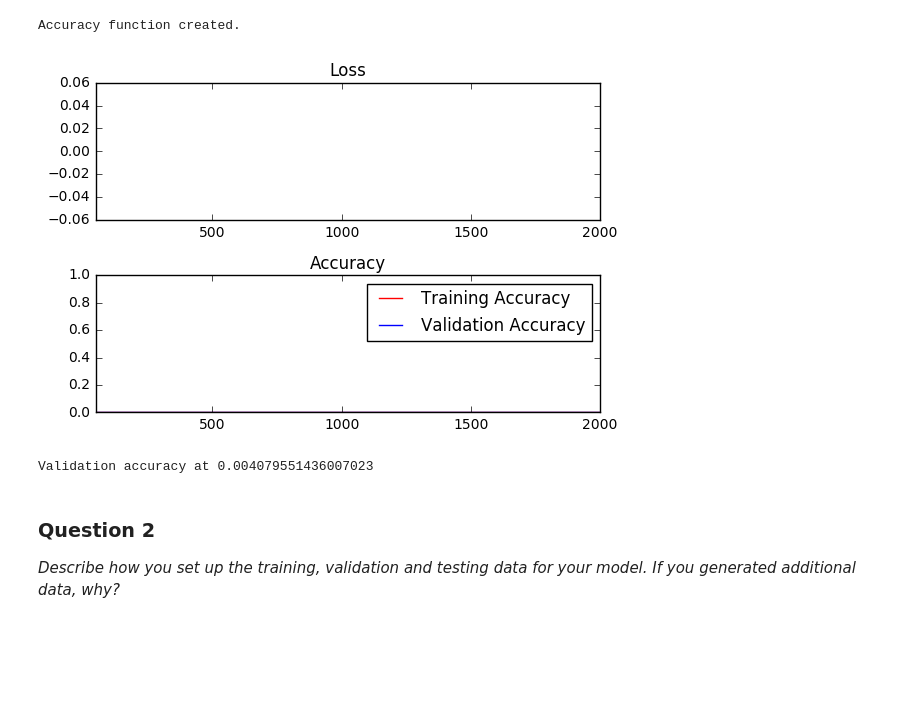
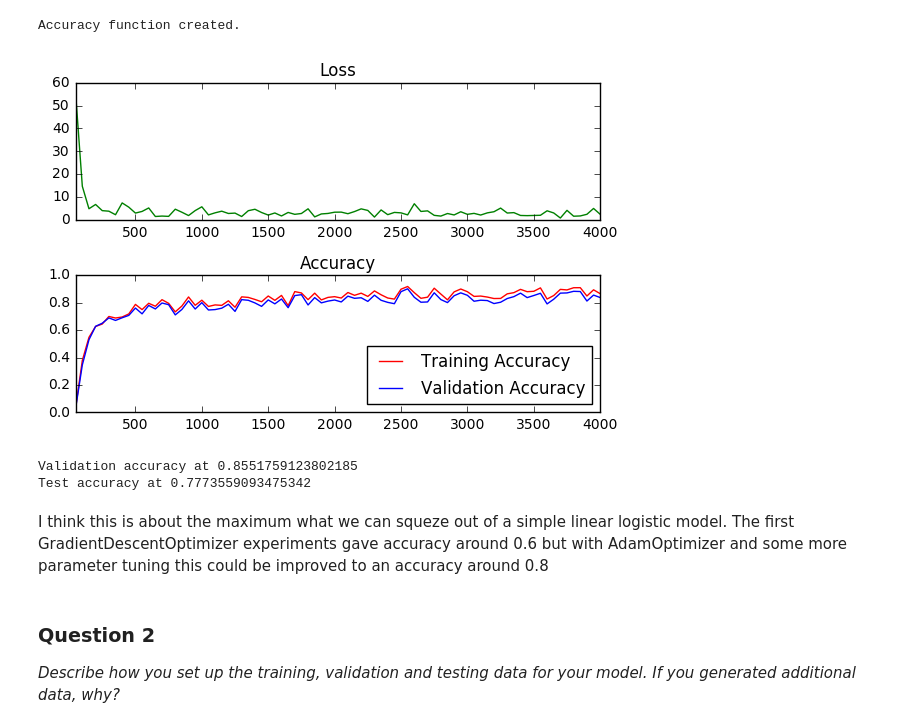
Before and after one commit to dajcs/traffic-signs, a Jupyter notebook: Traffic_Signs_Recognition.ipynb, the cells around one changed output. Saved outputs shown, nothing was run; the diff lists cells and outputs as text; code cells hidden in the pictures; blank space fills up the shorter version.

Commit message:
simple linear classification seems to work accuracy ~0.8

```diff
--- a/Traffic_Signs_Recognition.ipynb
+++ b/Traffic_Signs_Recognition.ipynb
@@ -321,16 +323,16 @@ logits = tf.matmul(features, weights) + biases
 prediction = tf.nn.softmax(logits)
 
 # Cross entropy
-cross_entropy = -tf.reduce_sum(labels * tf.log(prediction), reduction_indices=1)
+# cross_entropy = -tf.reduce_sum(labels * tf.log(prediction), reduction_indices=1)
+# it seems that some logits have 0 which makes tf.log infinite (NaN) - the fix for this:
+cross_entropy = tf.nn.softmax_cross_entropy_with_logits(logits=logits, labels=labels)  # [batch]
 
 # Training loss
 loss = tf.reduce_mean(cross_entropy)
 
-# Create an operation that initializes all variables
-init = tf.initialize_all_variables()
-
 # Determine if the predictions are correct
 is_correct_prediction = tf.equal(tf.argmax(prediction, 1), tf.argmax(labels, 1))
+
 # Calculate the accuracy of the predictions
 accuracy = tf.reduce_mean(tf.cast(is_correct_prediction, tf.float32))
 
@@ -338,15 +340,18 @@ print('Accuracy function created.')
 # %% [output]
 Accuracy function created.
 # %%
-epochs = 5
+epochs = 10
 batch_size = 100
-learning_rate = 0.1
+learning_rate = 0.05
 
+# Gradient Descent
+# optimizer = tf.train.GradientDescentOptimizer(learning_rate).minimize(loss)
+# Adam Optimizer - gives better results
+optimizer = tf.train.AdamOptimizer(learning_rate=learning_rate).minimize(loss)
 
-
-### DON'T MODIFY ANYTHING BELOW ###
-# Gradient Descent
-optimizer = tf.train.GradientDescentOptimizer(learning_rate).minimize(loss)
+# Create an operation that initializes all variables
+# this should follow Adam Optimizer because there are variables inside Adam
+init = tf.initialize_all_variables()
 
 # The accuracy measured against the validation set
 validation_accuracy = 0.0
@@ -385,35 +390,40 @@ with tf.Session() as session:
                 # Calculate Training and Validation accuracy
                 training_accuracy = session.run(accuracy, feed_dict=train_feed_dict)
                 validation_accuracy = session.run(accuracy, feed_dict=valid_feed_dict)
 
                 # Log batches
                 previous_batch = batches[-1] if batches else 0
                 batches.append(log_batch_step + previous_batch)
                 loss_batch.append(l)
                 train_acc_batch.append(training_accuracy)
                 valid_acc_batch.append(validation_accuracy)
 
         # Check accuracy against Validation data
         validation_accuracy = session.run(accuracy, feed_dict=valid_feed_dict)
+        test_accuracy = session.run(accuracy, feed_dict=test_feed_dict)
 
 loss_plot = plt.subplot(211)
 loss_plot.set_title('Loss')
 loss_plot.plot(batches, loss_batch, 'g')
 loss_plot.set_xlim([batches[0], batches[-1]])
 acc_plot = plt.subplot(212)
 acc_plot.set_title('Accuracy')
 acc_plot.plot(batches, train_acc_batch, 'r', label='Training Accuracy')
 acc_plot.plot(batches, valid_acc_batch, 'b', label='Validation Accuracy')
 acc_plot.set_ylim([0, 1.0])
 acc_plot.set_xlim([batches[0], batches[-1]])
 acc_plot.legend(loc='best')
 plt.tight_layout()
 plt.show()
 
 print('Validation accuracy at {}'.format(validation_accuracy))
+print('Test accuracy at {}'.format(test_accuracy))
 # %% [output]
-[figure, old version]
+[figure, new version]
-Validation accuracy at 0.004079551436007023
+Validation accuracy at 0.8551759123802185
+Test accuracy at 0.7773559093475342
+# %% [markdown]
+I think this is about the maximum what we can squeze out of a simple linear logistic model.  The first GradientDescentOptimizer experiments gave accuracy around 0.6 but with AdamOptimizer and some more parameter tuning this could be improved to an accuracy around 0.8
 # %%
 ### Generate data additional (if you want to!)
 ### and split the data into training/validation/testing sets here.
```
Also changed, not shown: parts of 6 cells of this notebook, 1 other file.
